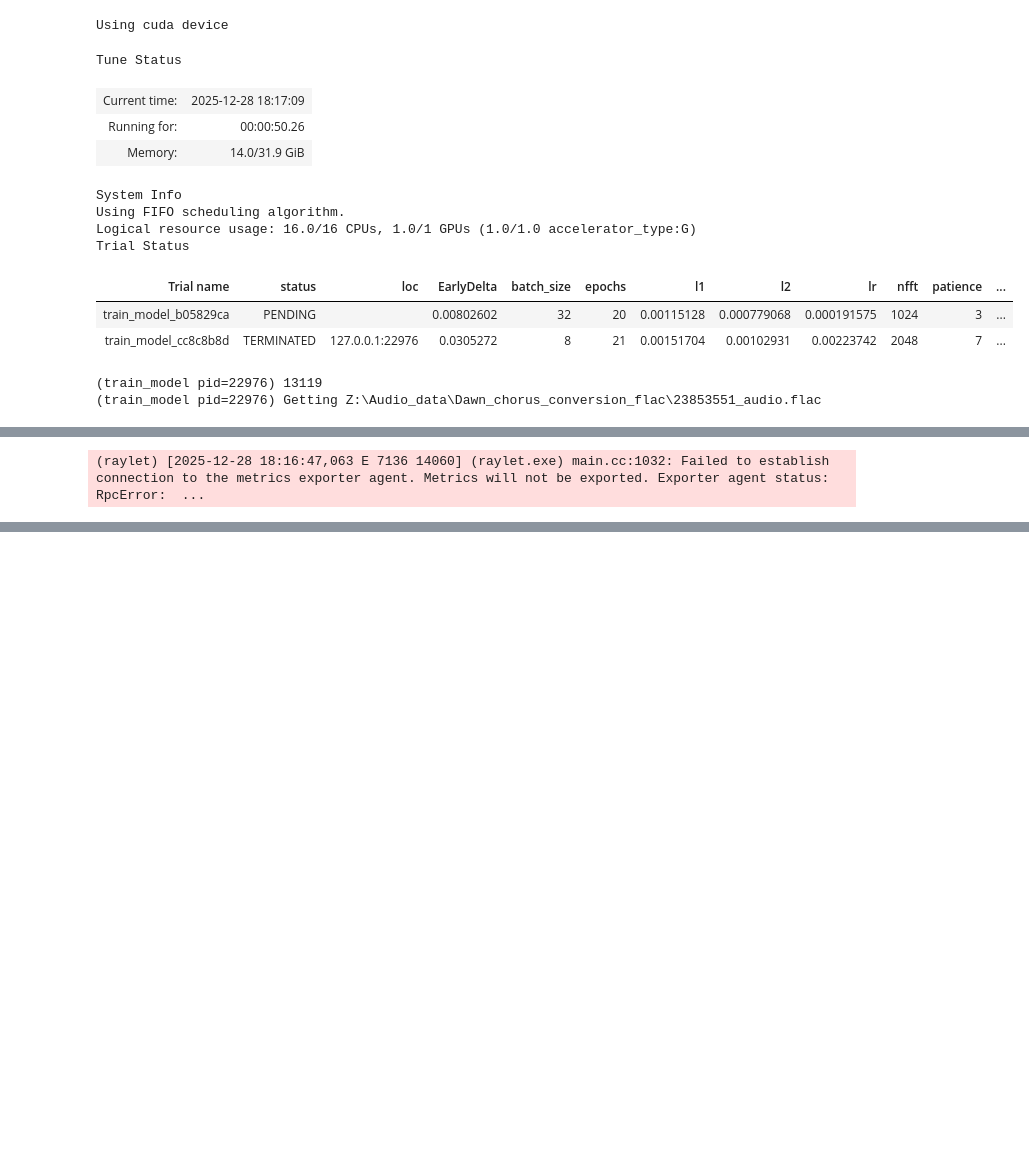
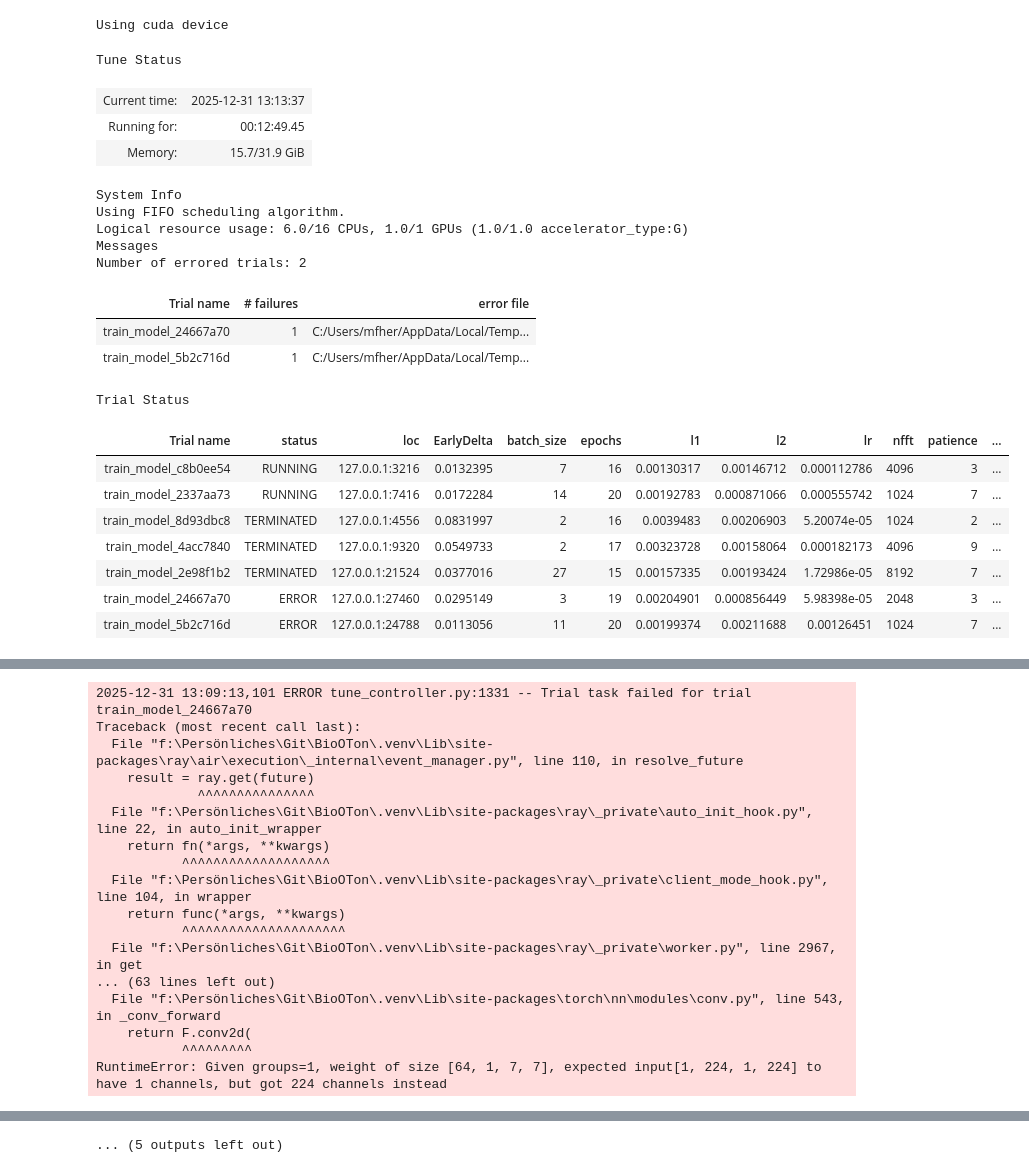
Before and after one commit to mfherrm/BioOTon, a Jupyter notebook: DL_ray_tune.ipynb, the cells around one changed output, grey strips where cells are left out. Drawn from its saved outputs; the diff is of its cells as text; code cells hidden in the pictures; blank space fills up the shorter version.

```diff
--- a/DL_ray_tune.ipynb
+++ b/DL_ray_tune.ipynb
@@ -43,7 +54,7 @@ max_epochs = 25
 # Define hyperparameter search space
 config = {
     "lr": tune.loguniform(1e-5, 1e-2),          # Learning rate between 1e-5 and 1e-2
-    "batch_size": tune.choice([8, 16, 32, 64, 128]), # qlograndint(32, 1024, q=2)
+    "batch_size": tune.lograndint(2, 32),
     "nfft" : tune.choice([512, 1024, 2048, 4096, 8192]),
     "scale" : tune.uniform(0.5, 4),
     "power" : tune.uniform(0.5, 4),
@@ -57,9 +68,20 @@ config = {
     # "dropout_rate": tune.uniform(0.1, 0.5)      # Dropout rate between 0.1 and 0.5
 }
 # %%
+concurrent_trials = 2
+
+# Load  dataset
+recording_path="F:\\Persönliches\\Git\\BioOTon\\AudioTensors"
+label_path="F:\\Persönliches\\Git\\BioOTon"
+ds = SpectroDataset(recording_path, label_path, device = 'cuda')
+
+trainable_with_parameters = tune.with_parameters(
+    train_model, dataset=ds
+)
+
 trainable_with_resources = tune.with_resources(
-    train_model,
-    resources={"cpu": 16, "gpu": 1, "accelerator_type:G":1}
+    trainable_with_parameters,
+    resources={"cpu": 6/concurrent_trials, "gpu": 1/concurrent_trials, "accelerator_type:G":1/concurrent_trials}
 )
 
 optuna_search = OptunaSearch(
@@ -67,41 +89,49 @@ optuna_search = OptunaSearch(
     mode=["min", "max"]
 )
 
 hyperopt_search = HyperOptSearch(
     metric="loss",
     mode="min",  # Minimize loss
     # points_to_evaluate # Use when some good hyperparameters are known as initial values
 )
 
 asha_scheduler = ASHAScheduler(
     time_attr='training_iteration',
     metric='accuracy',
     mode='max',
     max_t=max_epochs,
     grace_period=10,
     brackets=1,
 )
 
 # Pass the search algorithm to Ray Tune
 tuner = tune.Tuner(
     trainable_with_resources,
     param_space=config,
     # tune_config=tune.TuneConfig(search_alg=hyperopt_search, num_samples=50, trial_dirname_creator=trialDir, max_concurrent_trials=2),
-    tune_config=tune.TuneConfig(search_alg=optuna_search, num_samples=50, trial_dirname_creator=trialDir, max_concurrent_trials=4,),
+    tune_config=tune.TuneConfig(search_alg=optuna_search, num_samples=50, trial_dirname_creator=trialDir, max_concurrent_trials=concurrent_trials,),
     run_config=tune.RunConfig(storage_path='D:/ProgramFiles/RayResults', name="results")
 )
 tuner.fit()
 # %% [output]
 Tune Status
-| Current time: | 2025-12-28 18:17:09 |
-| Running for: | 00:00:50.26 |
-| Memory: | 14.0/31.9 GiB |
+| Current time: | 2025-12-31 13:13:37 |
+| Running for: | 00:12:49.45 |
+| Memory: | 15.7/31.9 GiB |
 System Info
 Using FIFO scheduling algorithm.
-Logical resource usage: 16.0/16 CPUs, 1.0/1 GPUs (1.0/1.0 accelerator_type:G)
-Trial Status
+Logical resource usage: 6.0/16 CPUs, 1.0/1 GPUs (1.0/1.0 accelerator_type:G)
+Messages
+Number of errored trials: 2
-| Trial name | status | loc | EarlyDelta | batch_size | epochs | l1 | l2 | lr | nfft | patience | ... |
-| train_model_b05829ca | PENDING |  | 0.00802602 | 32 | 20 | 0.00115128 | 0.000779068 | 0.000191575 | 1024 | 3 | ... |
-| train_model_cc8c8b8d | TERMINATED | 127.0.0.1:22976 | 0.0305272 | 8 | 21 | 0.00151704 | 0.00102931 | 0.00223742 | 2048 | 7 | ... |
+| Trial name | # failures | error file |
+| train_model_24667a70 | 1 | C:/Users/mfher/AppData/Local/Temp... |
+| train_model_5b2c716d | 1 | C:/Users/mfher/AppData/Local/Temp... |
-(train_model pid=22976) 13119
-(train_model pid=22976) Getting Z:\Audio_data\Dawn_chorus_conversion_flac\23853551_audio.flac
+Trial Status
+| Trial name | status | loc | EarlyDelta | batch_size | epochs | l1 | l2 | lr | nfft | patience | ... |
+| train_model_c8b0ee54 | RUNNING | 127.0.0.1:3216 | 0.0132395 | 7 | 16 | 0.00130317 | 0.00146712 | 0.000112786 | 4096 | 3 | ... |
+| train_model_2337aa73 | RUNNING | 127.0.0.1:7416 | 0.0172284 | 14 | 20 | 0.00192783 | 0.000871066 | 0.000555742 | 1024 | 7 | ... |
+| train_model_8d93dbc8 | TERMINATED | 127.0.0.1:4556 | 0.0831997 | 2 | 16 | 0.0039483 | 0.00206903 | 5.20074e-05 | 1024 | 2 | ... |
+| train_model_4acc7840 | TERMINATED | 127.0.0.1:9320 | 0.0549733 | 2 | 17 | 0.00323728 | 0.00158064 | 0.000182173 | 4096 | 9 | ... |
+| train_model_2e98f1b2 | TERMINATED | 127.0.0.1:21524 | 0.0377016 | 27 | 15 | 0.00157335 | 0.00193424 | 1.72986e-05 | 8192 | 7 | ... |
+| train_model_24667a70 | ERROR | 127.0.0.1:27460 | 0.0295149 | 3 | 19 | 0.00204901 | 0.000856449 | 5.98398e-05 | 2048 | 3 | ... |
+| train_model_5b2c716d | ERROR | 127.0.0.1:24788 | 0.0113056 | 11 | 20 | 0.00199374 | 0.00211688 | 0.00126451 | 1024 | 7 | ... |
@@ -129 +157,17 @@ Trial Status
-(raylet) [2025-12-28 18:16:47,063 E 7136 14060] (raylet.exe) main.cc:1032: Failed to establish connection to the metrics exporter agent. Metrics will not be exported. Exporter agent status: RpcError:  ...
+2025-12-31 13:09:13,101 ERROR tune_controller.py:1331 -- Trial task failed for trial train_model_24667a70
+Traceback (most recent call last):
+  File "f:\Persönliches\Git\BioOTon\.venv\Lib\site-packages\ray\air\execution\_internal\event_manager.py", line 110, in resolve_future
+    result = ray.get(future)
+             ^^^^^^^^^^^^^^^
+  File "f:\Persönliches\Git\BioOTon\.venv\Lib\site-packages\ray\_private\auto_init_hook.py", line 22, in auto_init_wrapper
+    return fn(*args, **kwargs)
+           ^^^^^^^^^^^^^^^^^^^
+  File "f:\Persönliches\Git\BioOTon\.venv\Lib\site-packages\ray\_private\client_mode_hook.py", line 104, in wrapper
+    return func(*args, **kwargs)
+           ^^^^^^^^^^^^^^^^^^^^^
+  File "f:\Persönliches\Git\BioOTon\.venv\Lib\site-packages\ray\_private\worker.py", line 2967, in get
+... (63 lines left out)
+  File "f:\Persönliches\Git\BioOTon\.venv\Lib\site-packages\torch\nn\modules\conv.py", line 543, in _conv_forward
+    return F.conv2d(
+           ^^^^^^^^^
+RuntimeError: Given groups=1, weight of size [64, 1, 7, 7], expected input[1, 224, 1, 224] to have 1 channels, but got 224 channels instead
@@ -168,3 +225,4 @@ ResultGrid<[
+... (5 outputs left out)
 # %%
 model, df = getBestModel(return_df=True)
 # %% [output]
```
Also changed, not shown: parts of 14 cells of this notebook.
